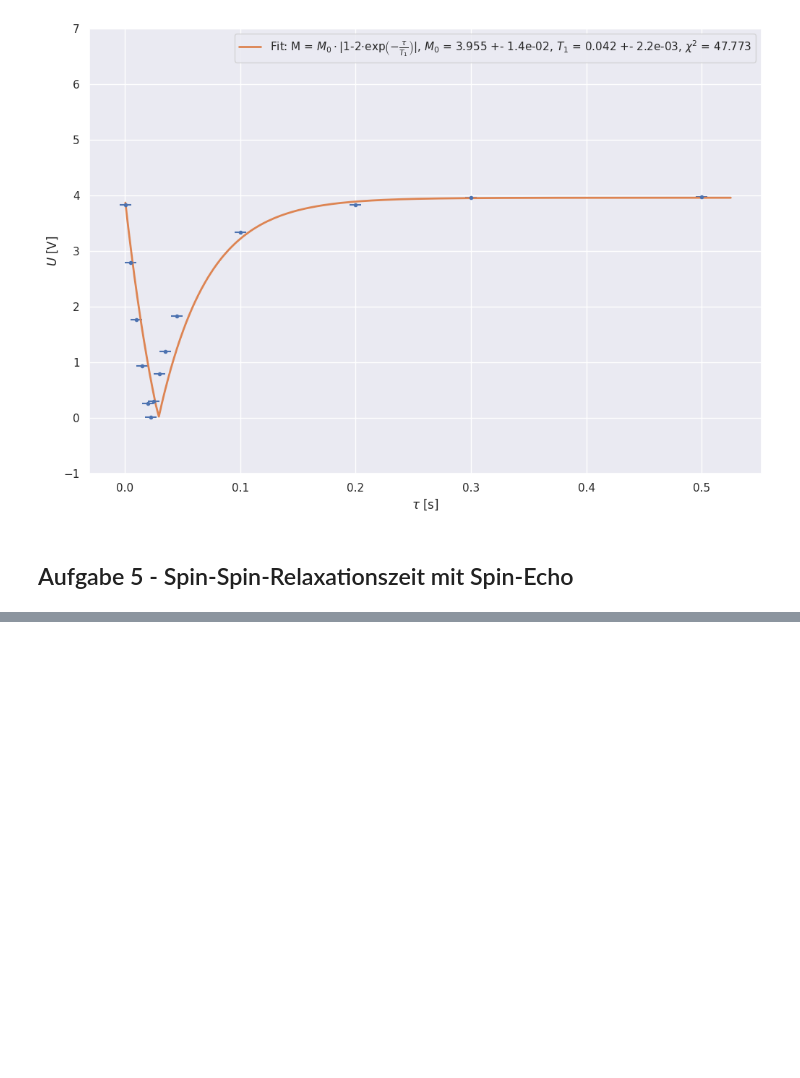
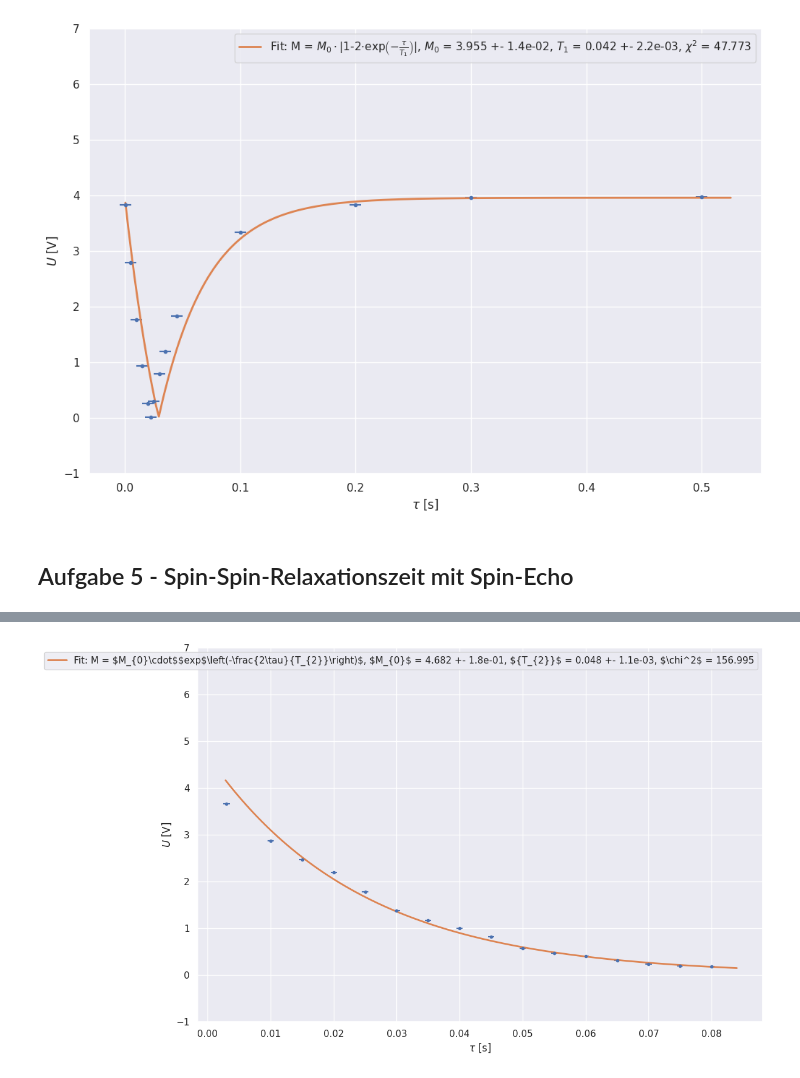
Before and after one commit to jodenn93/gNMR, a Jupyter notebook: code/analysis.ipynb, the cells around one changed output, grey strips where cells are left out. Drawn from its saved outputs; the diff is of its cells as text; code cells hidden in the pictures; blank space fills up the shorter version.

Commit message:
updated soel_auf_5 data, changes to analysis

```diff
--- a/code/analysis.ipynb
+++ b/code/analysis.ipynb
@@ -218,3 +218,74 @@ Reason(s) for Halting:
 [figure]
 # %% [markdown]
 ## Aufgabe 5 - Spin-Spin-Relaxationszeit mit Spin-Echo
+# %%
+#import data
+
+df_etabak_5 = pd.read_csv("../data/etabak_auf_5.csv",sep = ";",decimal=",")
+df_soe_5 = pd.read_csv("../data/schweres_oel_auf_5.csv",sep=";",decimal=",")
+
+
+#add errors
+df_etabak_5["tau_err"] = 0.0005
+df_etabak_5["u_err"] = df_etabak_5["delta_v"].apply(lambda x: 0.01 if x >= 1 else 0.005)
+
+df_soe_5["tau_err"] = 0.0005
+df_soe_5["u_err"] = df_soe_5["delta_v"].apply(lambda x: 0.01 if x >= 1 else 0.005)
+# %%
+
+
+def fitFunc(params, x):
+    m0, T2 = params
+    return (m0*(np.exp(-(2*x)/T2)))
+
+# Define the numpy arrays with the data points and the corresponding errors:
+
+xData = df_etabak_5["tau"].to_numpy()
+xErr = df_etabak_5["tau_err"].to_numpy()
+yData = df_etabak_5["delta_v"].to_numpy()
+yErr = df_etabak_5["u_err"].to_numpy()
+
+# Set the start values for the parameters of our function, and call the fit routine.
+# Remember: all arguments of our fitFunc are numpy arrays:
+
+startParameters = np.array([yData[0], 0.065])
+popt, perr, fitResult = odrFit(xData, xErr, yData, yErr, fitFunc, startParameters)
+#print(popt)
+#print(perr)
+# Have a look to the fit result:
+fitResult.pprint()
+
+# Let's make a plot of the result:
+
+x_fit = np.linspace(0.95*min(xData), 1.05*max(xData), 200)
+fit = fitFunc(popt, x_fit)
+
+# calculate the residuals in y direction
+residuals = fitResult.eps / yErr
+
+error_fmt = " +- {:.1e}"
+
+fig1 = plt.figure(figsize=(12,8))
+plt.errorbar(xData, yData, xerr = xErr, yerr = yErr, fmt = '.')
+plt.plot(x_fit, fit, lw=2, label=
+         r'Fit: M = $M_{0}\cdot$$exp$\left(-\frac{2\tau}{T_{2}}\right)$, $M_{0}$ = ' + str(round(popt[0], 3)) + error_fmt.format(perr[0])
+         + r', ${T_{2}}$ = ' + str(round(popt[1], 3)) + error_fmt.format(perr[1])
+         + ', $\chi^2$ = ' + str(round(fitResult.sum_square, 3)))
+plt.xlabel(r"$\tau$ [s]")
+plt.ylabel(r"$U$ [V]")
+plt.ylim(-1,7)
+plt.legend()
+#plt.title('Lebensdauer von Myonen')
+
+# fig2 = plt.figure(figsize=(12,2.5))
+# plot(xData, residuals,'or')
+# plt.xlabel(r"Zeitdelay [$\mu$s]")
+# plt.ylabel('Residuals')
+# plt.grid()
+plt.savefig("../images/aufgabe_5_etabak.jpg")
+plt.show()
+
+# The quite large values for Chi^2 and Chi^2/ndof show that this is not a good fit, what is aslo
+# clearly visible in the plot. The statistical errors are not sufficient to explain the spread
+# of the data points around the best curve.
+# %% [output]
@@ -220,0 +305 @@ Reason(s) for Halting:
+[figure, added]
```
Also changed, not shown: parts of 2 cells of this notebook, 1 other file.
